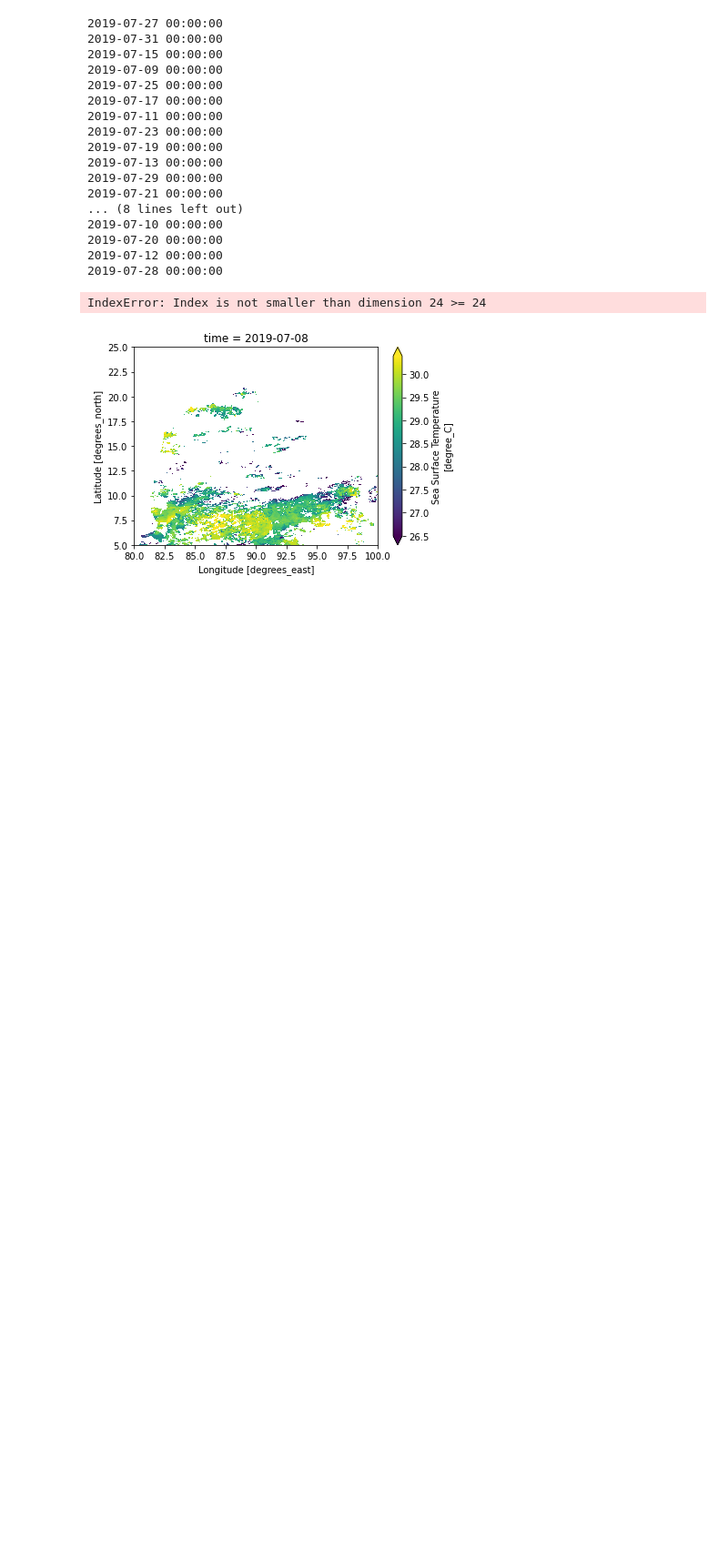
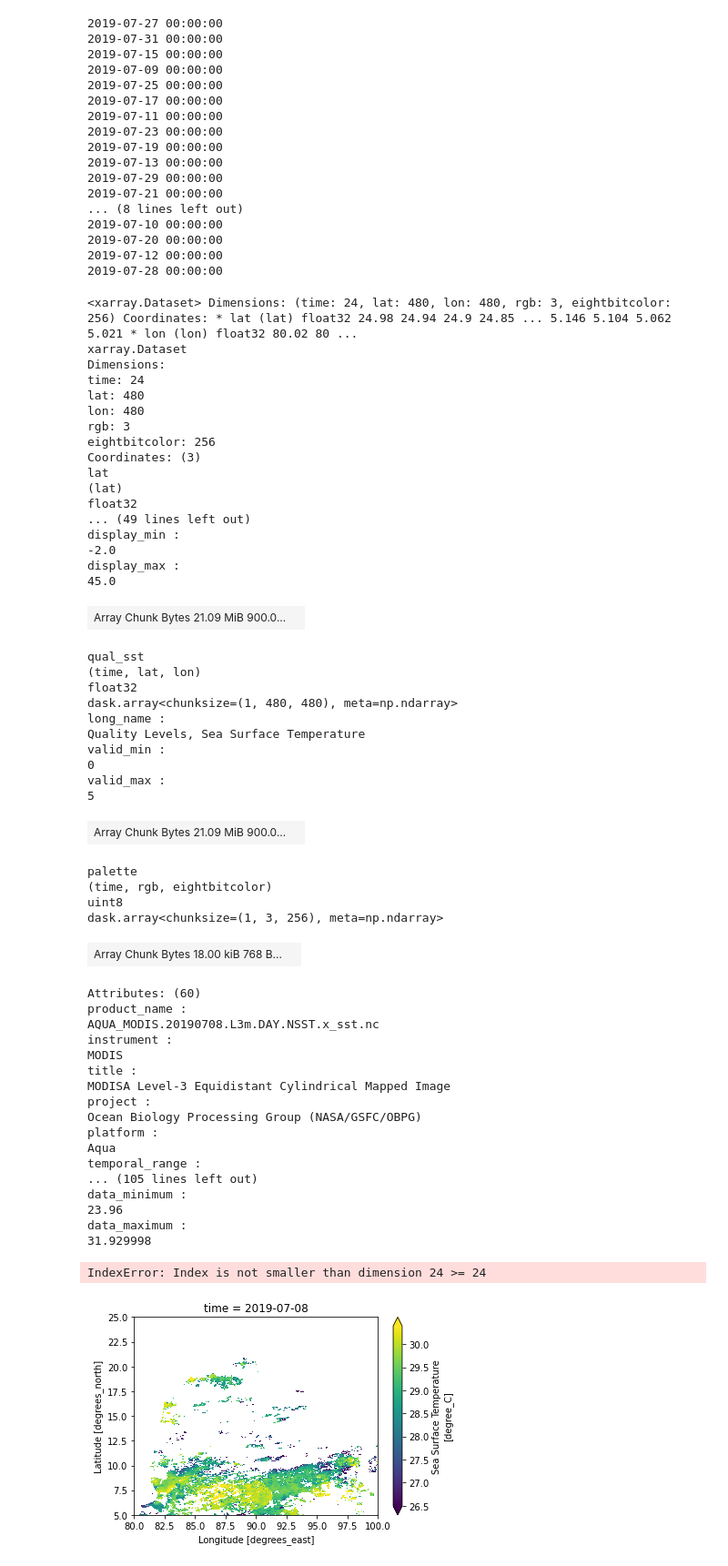
Before and after one commit to jtomfarrar/satellite_python_2022, a Jupyter notebook: notebooks/pythontril.ipynb, the cells around one changed output. Shown at 91% size. Drawn from its saved outputs; the diff is of its cells as text; code cells hidden in the pictures; blank space fills up the shorter version.

```diff
--- a/notebooks/pythontril.ipynb
+++ b/notebooks/pythontril.ipynb
@@ -38,10 +38,62 @@ for fname in glob(path):
 # %%
 path='/Users/lfp/Downloads/requested/*.nc'
 
 ds = xr.open_mfdataset(path,concat_dim='time',combine='nested')
 ds = ds.assign_coords(time = [parser.parse(fname.split('/')[-1].split('.')[1]) for fname in glob(path)])
 ds = ds.sortby('time')
-#ds
+ds
+# %% [output]
+<xarray.Dataset> Dimensions: (time: 24, lat: 480, lon: 480, rgb: 3, eightbitcolor: 256) Coordinates: * lat (lat) float32 24.98 24.94 24.9 24.85 ... 5.146 5.104 5.062 5.021 * lon (lon) float32 80.02 80 ...
+xarray.Dataset
+Dimensions:
+time: 24
+lat: 480
+lon: 480
+rgb: 3
+eightbitcolor: 256
+Coordinates: (3)
+lat
+(lat)
+float32
+... (49 lines left out)
+display_min :
+-2.0
+display_max :
+45.0
+| Array Chunk Bytes 21.09 MiB 900.0... |  |
+qual_sst
+(time, lat, lon)
+float32
+dask.array<chunksize=(1, 480, 480), meta=np.ndarray>
+long_name :
+Quality Levels, Sea Surface Temperature
+valid_min :
+0
+valid_max :
+5
+| Array Chunk Bytes 21.09 MiB 900.0... |  |
+palette
+(time, rgb, eightbitcolor)
+uint8
+dask.array<chunksize=(1, 3, 256), meta=np.ndarray>
+| Array Chunk Bytes 18.00 kiB 768 B... |  |
+Attributes: (60)
+product_name :
+AQUA_MODIS.20190708.L3m.DAY.NSST.x_sst.nc
+instrument :
+MODIS
+title :
+MODISA Level-3 Equidistant Cylindrical Mapped Image
+project :
+Ocean Biology Processing Group (NASA/GSFC/OBPG)
+platform :
+Aqua
+temporal_range :
+... (105 lines left out)
+data_minimum :
+23.96
+data_maximum :
+31.929998
 # %%
 for i in range(len(path)):
 
```
Also changed, not shown: 16 other files.
